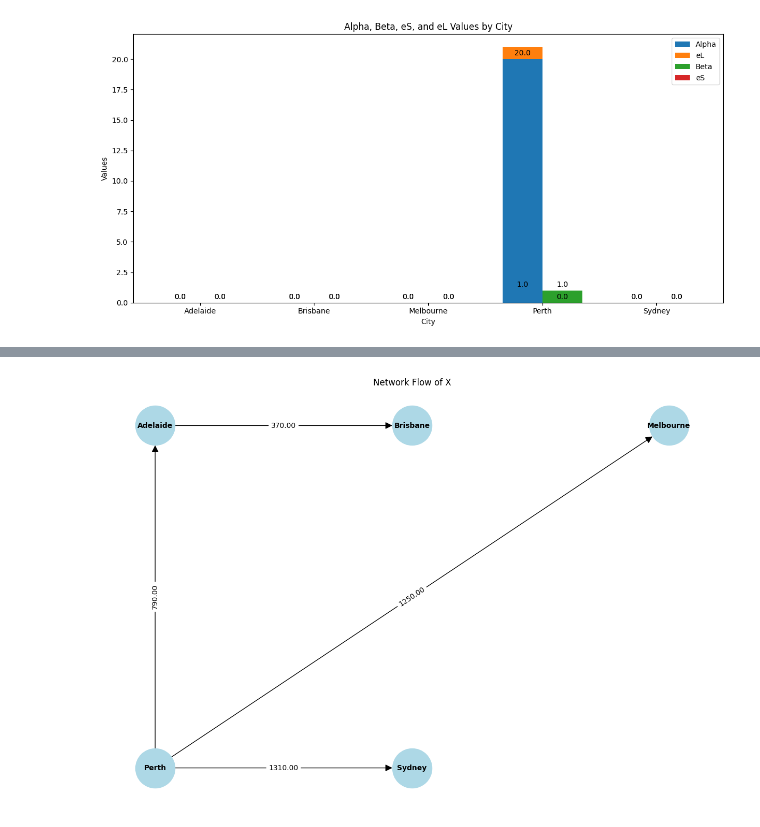
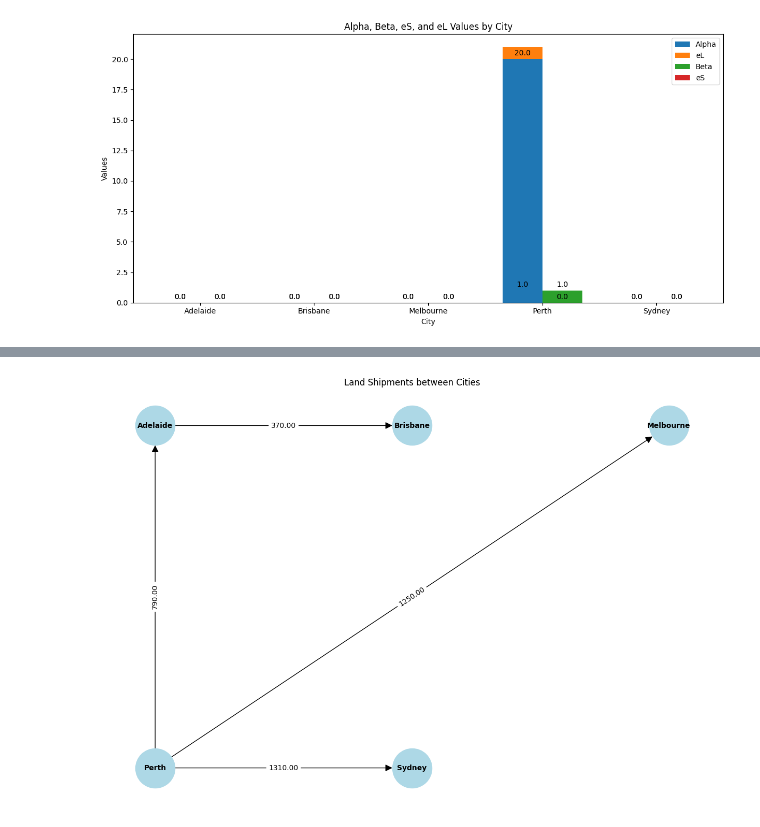
Before and after one commit to wweissbluth/CMOR-461-LOGISTICS-AND-SUPPLY-CHAIN-MANAGEMENT, a Jupyter notebook: hw4.ipynb, the cells around one changed output, grey strips where cells are left out. Drawn from its saved outputs; the diff is of its cells as text; code cells hidden in the pictures.

```diff
--- a/hw4.ipynb
+++ b/hw4.ipynb
@@ -324,32 +412,32 @@ import networkx as nx
 import matplotlib.pyplot as plt
 
 # Create a directed graph
 G = nx.DiGraph()
 
 # Add edges with flow values as labels
 for i in cities:
     for j in cities:
         if i != j and X_values[i][j] > 0:  # Only add edges with positive flow
             G.add_edge(i, j, weight=X_values[i][j])
 
 # Define custom positions for the nodes to equally space them
 pos = {
     'Adelaide': (0, 1),
     'Brisbane': (1, 1),
     'Melbourne': (2, 1),
     'Perth': (0, 0),
     'Sydney': (1, 0)
 }
 
 # Draw the graph
 plt.figure(figsize=(12, 8))
 nx.draw(G, pos, with_labels=True, node_size=3000, node_color='lightblue', font_size=10, font_weight='bold', arrowsize=20)
 
 # Draw edge labels
 edge_labels = {(i, j): f'{X_values[i][j]:.2f}' for i, j in G.edges}
 nx.draw_networkx_edge_labels(G, pos, edge_labels=edge_labels, font_size=10)
 
-plt.title("Network Flow of X")
+plt.title("Land Shipments between Cities")
 plt.show()
 # %% [output]
-[figure, old version]
+[figure, new version]
```
Also changed, not shown: parts of 4 cells of this notebook.
